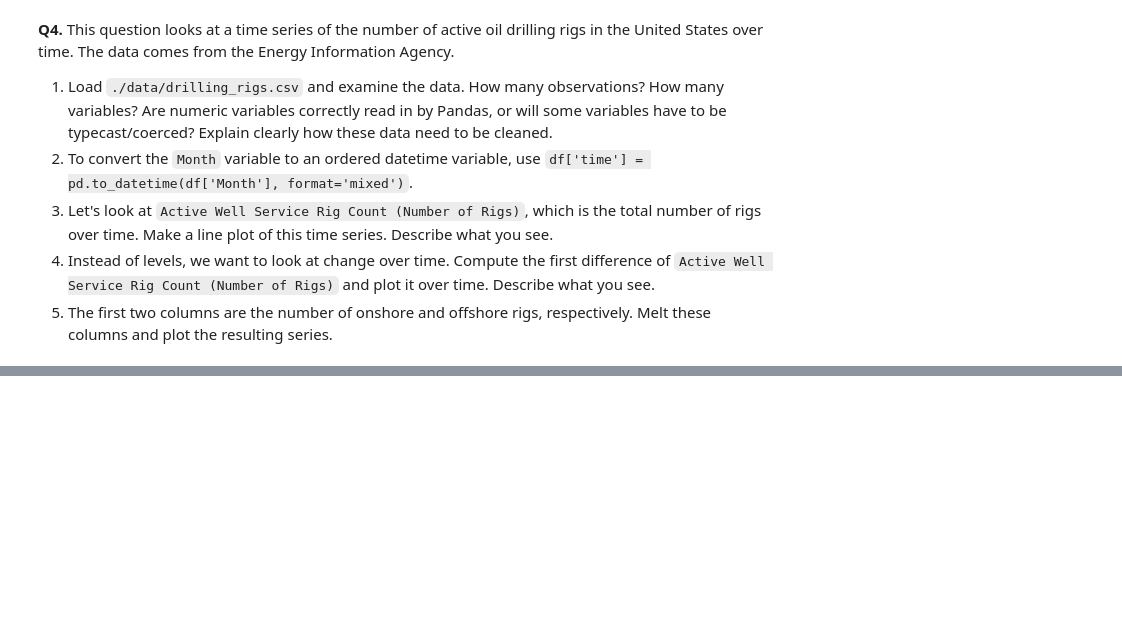
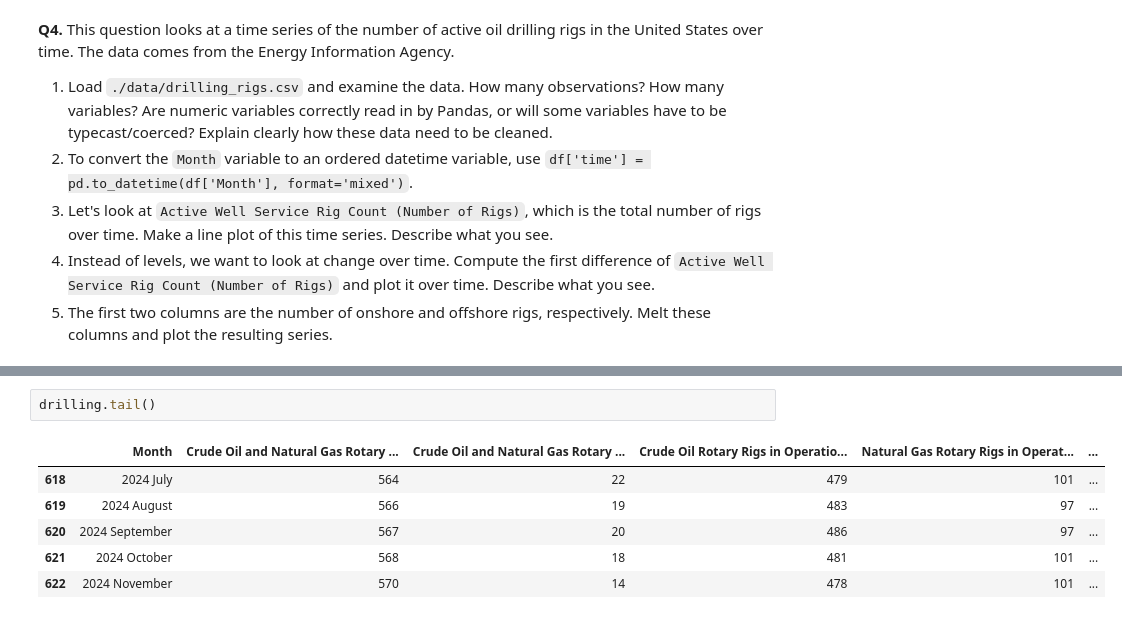
Before and after one commit to teaganabritten/EDAfork, a Jupyter notebook: assignment/assignment.ipynb, the cells around one changed output, grey strips where cells are left out. Cells and saved outputs as stored; diff of their text form; blank space fills up the shorter version.

```diff
--- a/assignment/assignment.ipynb
+++ b/assignment/assignment.ipynb
@@ -94,0 +105,9 @@ sns.histplot(foreigngifts['Country of Giftor'], bins=20)
+# %%
+drilling.tail()
+# %% [output]
+|  | Month | Crude Oil and Natural Gas Rotary ... | Crude Oil and Natural Gas Rotary ... | Crude Oil Rotary Rigs in Operatio... | Natural Gas Rotary Rigs in Operat... | ... |
+| 618 | 2024 July | 564 | 22 | 479 | 101 | ... |
+| 619 | 2024 August | 566 | 19 | 483 | 97 | ... |
+| 620 | 2024 September | 567 | 20 | 486 | 97 | ... |
+| 621 | 2024 October | 568 | 18 | 481 | 101 | ... |
+| 622 | 2024 November | 570 | 14 | 478 | 101 | ... |
```
Also changed, not shown: parts of 2 cells of this notebook.
